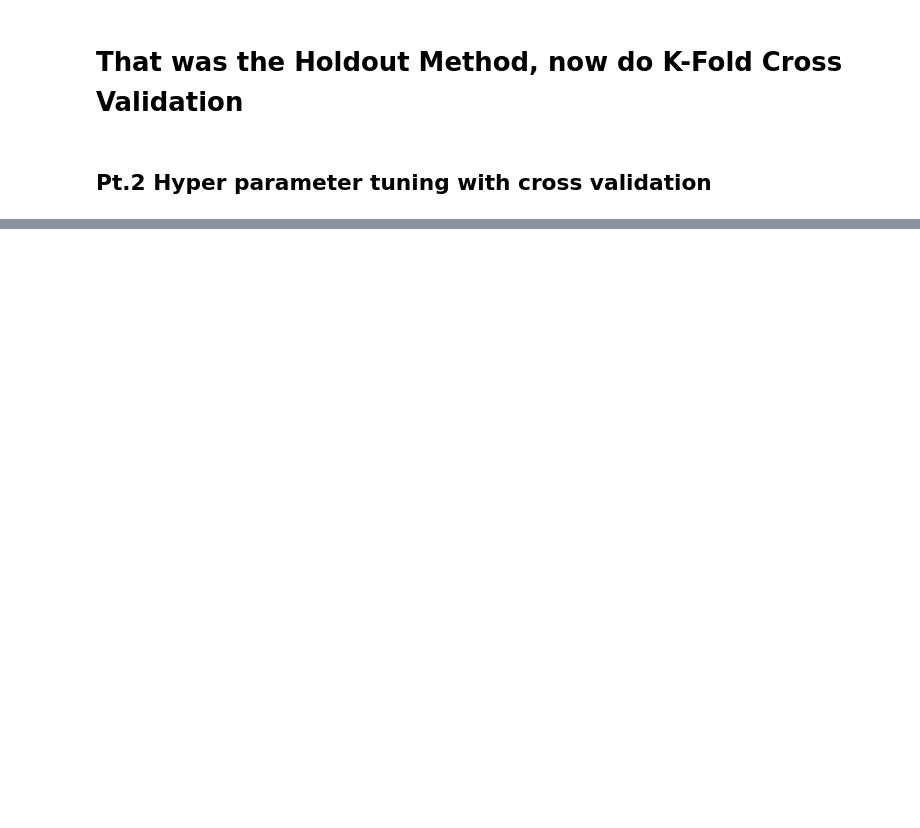
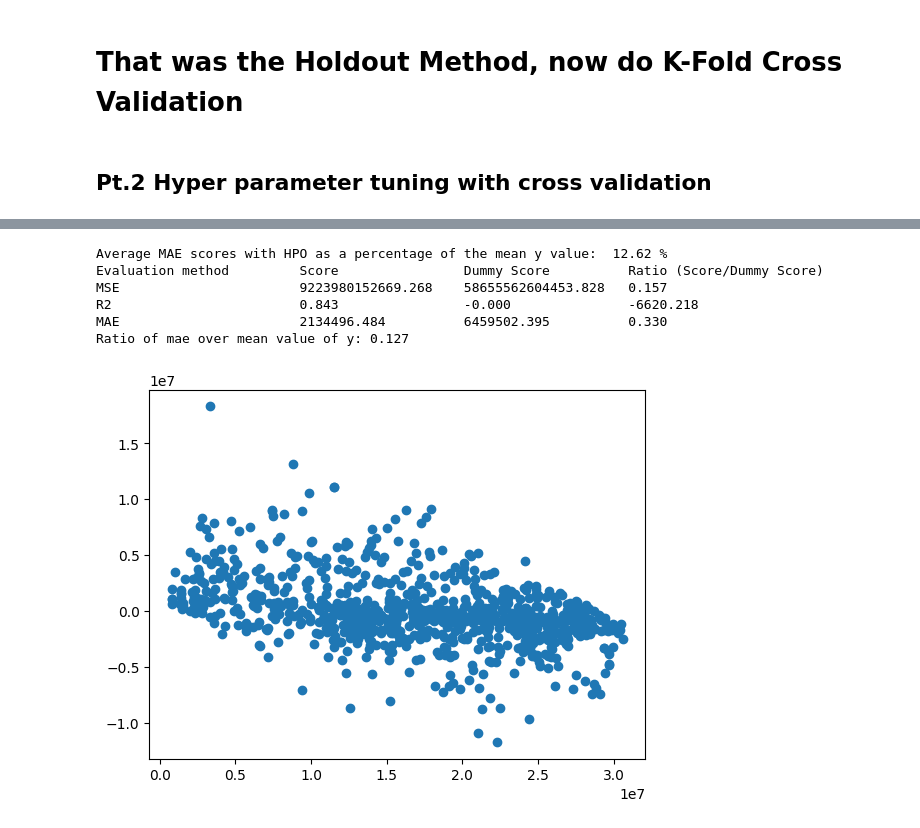
Before and after one commit to Joaomc15/UC3M-MLBD, a Jupyter notebook: assignment1/src/complex_models/RandomForest.ipynb, the cells around one changed output, grey strips where cells are left out. Drawn from its saved outputs; the diff is of its cells as text; code cells hidden in the pictures; blank space fills up the shorter version.

```diff
--- a/assignment1/src/complex_models/RandomForest.ipynb
+++ b/assignment1/src/complex_models/RandomForest.ipynb
@@ -201,0 +199,72 @@ KeyboardInterrupt:
+# %%
+print(f"{'Average MAE scores with HPO as a percentage of the mean y value: '}", f"{(2129726.236749123/np.mean(y)*100):.2f}", '%')
+# rf_random.fit(X_train, y_train)
+
+# final_rf = RandomForestRegressor(n_estimators=500, min_samples_split=5, min_samples_leaf=2, max_features='sqrt', max_depth=90, random_state=56) # 2128904.917
+# final_rf = RandomForestRegressor(n_estimators=230, min_samples_split=2, min_samples_leaf=3, max_features='sqrt', max_depth=70, random_state=56) # 2127209.801833643
+# final_rf = RandomForestRegressor(n_estimators=890, min_samples_split=4, min_samples_leaf=3, max_features='sqrt', max_depth=60, random_state=56) # 2127118.211464582
+final_rf = RandomForestRegressor(n_estimators=720, min_samples_split=6, min_samples_leaf=3, max_features='sqrt', max_depth=16, random_state=56) # 2125951.299093535
+
+
+
+
+final_rf.fit(X_train, y_train)
+rf_pred = final_rf.predict(X_test)
+
+
+my_scores = []
+
+
+mse_values = ["MSE"]
+mse = mean_squared_error(y_test, rf_pred)
+mse_dummy = mean_squared_error(y_test, y_pred_dummy)
+
+mse_values.append(mse)
+mse_values.append(mse_dummy)
+
+my_scores.append(mse_values)
+
+
+
+r2_values = ["R2"]
+r2 = r2_score(y_test, rf_pred)
+r2_dummy = r2_score(y_test, y_pred_dummy)
+
+r2_values.append(r2)
+r2_values.append(r2_dummy)
+
+my_scores.append(r2_values)
+
+
+
+mae_values = ["MAE"]
+mae = mean_absolute_error(y_test, rf_pred)
+mae_dummy = mean_absolute_error(y_test, y_pred_dummy)
+
+mae_values.append(mae)
+mae_values.append(mae_dummy)
+
+my_scores.append(mae_values)
+
+
+print(f"{'Evaluation method':<25} {'Score':<20} {'Dummy Score':<20} {'Ratio (Score/Dummy Score)':<20}")
+
+for item in my_scores:
+    ratio = item[1]/item[2] if item[2] != 0 else 0
+    print(f"{item[0]:<25} {item[1]:<20.3f} {item[2]:<20.3f} {ratio:<10.3f}")
+
+    # print the ratio of the mse score over the mean value of y_test
+print(f"Ratio of mae over mean value of y: {(mae)/np.mean(y):.3f}")
+# %% [output]
+Average MAE scores with HPO as a percentage of the mean y value:  12.62 %
+Evaluation method         Score                Dummy Score          Ratio (Score/Dummy Score)
+MSE                       9223980152669.268    58655562604453.828   0.157
+R2                        0.843                -0.000               -6620.218
+MAE                       2134496.484          6459502.395          0.330
+Ratio of mae over mean value of y: 0.127
+# %%
+plt.scatter(y_test, rf_pred - y_test)
+# plt.scatter(y_test, y_pred_dummy - y_test)
+plt.show()
+# %% [output]
+[figure, added]
```
Also changed, not shown: parts of 7 cells of this notebook, 1 other file.
